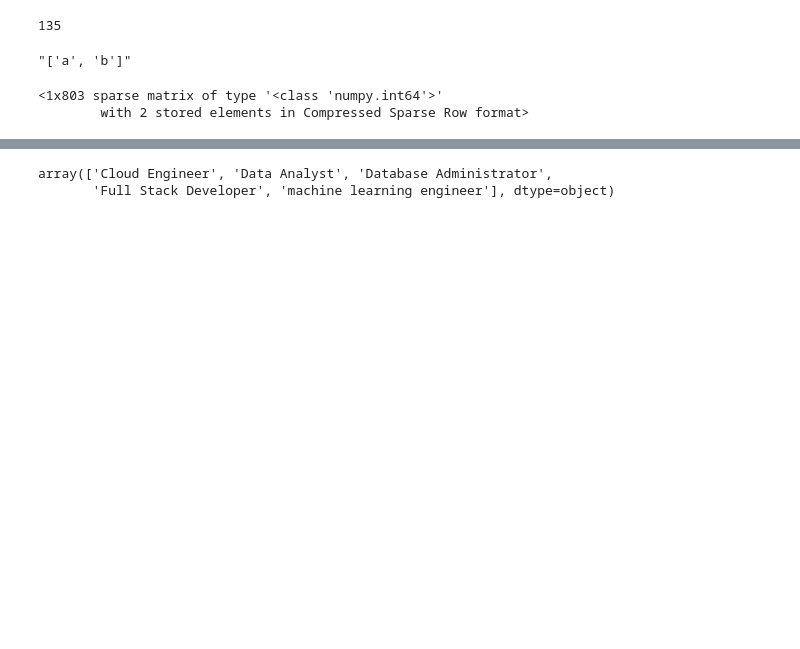
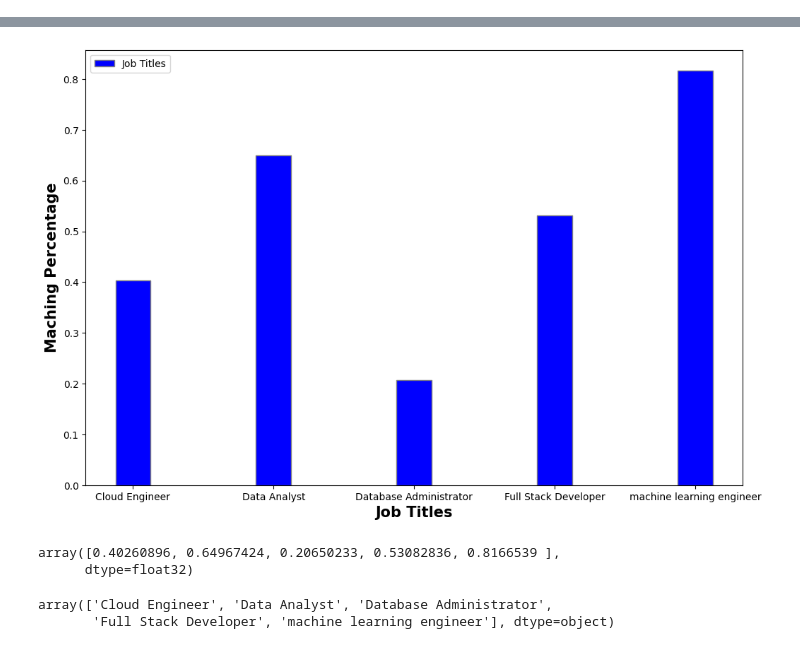
Before and after one commit to vrajeshbhatt/Job_recommender, a Jupyter notebook: prediction.ipynb, the cells around one changed output, grey strips where cells are left out. Saved outputs shown, nothing was run; the diff lists cells and outputs as text; code cells hidden in the pictures; blank space fills up the shorter version.

```diff
--- a/prediction.ipynb
+++ b/prediction.ipynb
@@ -174,4 +105,0 @@ print(o)
-# %%
-len(pred)
-# %% [output]
-135
@@ -180,9 +106,43 @@ d = {'a':1,'b':1}
-# %%
-str(list(d.keys()))
-# %% [output]
-"['a', 'b']"
-# %%
-vectorizer.transform(["this is the post for the data science"])
-# %% [output]
-<1x803 sparse matrix of type '<class 'numpy.int64'>'
-        with 2 stored elements in Compressed Sparse Row format>
+# %%
+# raw text for the input
+text = '''Data Scientist/Analyst (Intern), Workforce Management Team
+
+The Dayforce Product Development team is looking for an intern data scientist or analyst to create the industry’s next generation Human Capital Management (HCM) solutions.
+
+As a scientist/analyst on our Workforce Management team you will be working on our ground-breaking solution that helps companies increase their efficiencies through tracking time and attendance and intelligent scheduling of their employees. You will use your knowledge and expertise to help research and add machine learning capabilities to the Dayforce product. Your impact will be evident through your effective participation in the entire lifecycle of our software including design, analysis, prototyping, development, testing and support of our products. You will work closely and collaborate with clients, prospects, implementation partners, and Dayforce personnel to envision and deliver the required functionality.
+
+This is an excellent opportunity to help shape, direct, and make your mark on a product that impacts thousands of clients and millions of people worldwide. If you're interested in data and algorithms, have vision to see possibilities, want to see your creation utilized by thousands of people all over the world, and possess one or more of the following qualifications, we want to talk to you.
+
+Qualifications:
+
+Experience implementing machine learning models either as a standalone system or as a service
+Knowledge of SQL and an understanding of relational database systems
+Highly organized, disciplined self-starter, capable of working independently and in close collaboration within an agile development team
+Passion for experimentation and analysis
+Excellent communication and collaboration skills
+Excellent oral and written communication and presentation skills required
+Experience with Python is helpful
+Experience working with Azure is helpful
+
+Primary Responsibilities/ What you’ll get to do :
+
+You will get to work on a Machine Learning Forecasting project where you will participate in the entire lifecycle of our software including design, analysis, prototyping, development, testing and support of our products. You will work closely and collaborate with clients, prospects, implementation partners, and Dayforce personnel to envision and deliver the required functionality.
+
+Qualifications/Skills and experience we value:
+
+Experience implementing machine learning models either as a standalone system or as a service
+Knowledge of SQL and an understanding of relational database systems
+Highly organized, disciplined self-starter, capable of working independently and in close collaboration within an agile development team
+Passion for experimentation and analysis
+Excellent communication and collaboration skills
+Excellent oral and written communication and presentation skills required
+Experience with Python is helpful
+Experience working with Azure is helpful
+
+We understand that no matter where you are, choosing a new employer is always one of life’s most stressful events. We encourage you to check us out at Ceridian.com or follow us on LinkedIn to learn more about how we are impacting the world of work for our customers, employees and you!
+
+Ceridian is fueled by the diversity of our talented employees. We are an equal opportunity employer and consider and embrace ALL individuals and what makes them unique. We believe our employees should be happy and healthy, with peace of mind and a sense of fulfillment. We provide our employees with comprehensive benefits for various life circumstances and needs, great opportunities for career development, and a balanced lifestyle to achieve personal and professional success. We encourage all individuals to apply for positions that fit their passions.
+'''
+# %%
+predict_title(text)
+# %% [output]
@@ -189,3 +166,9 @@ vectorizer.transform(["this is the post for the data science"])
+[figure, added]
+# %%
+pred[0]
+# %% [output]
+array([0.40260896, 0.64967424, 0.20650233, 0.53082836, 0.8166539 ],
+      dtype=float32)
 # %%
 LabelEncoder.classes_
 # %% [output]
```
Also changed, not shown: parts of 6 cells of this notebook, 34 other files.
